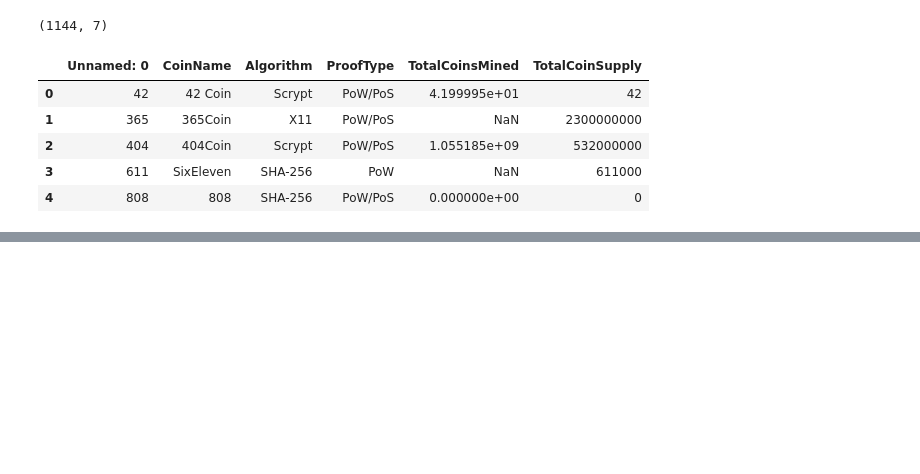
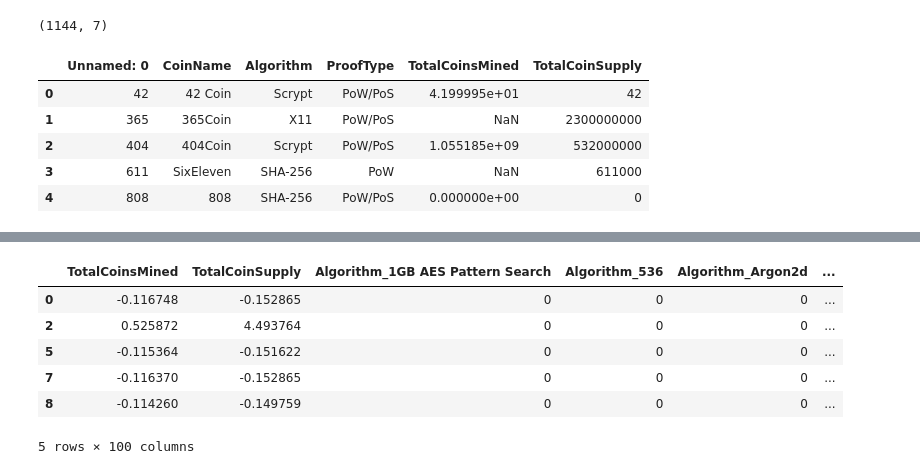
Before and after one commit to sissa81/Cryptocurrency-Clusters, a Jupyter notebook: crypto.ipynb, the cells around one changed output, grey strips where cells are left out. Drawn from its saved outputs; the diff is of its cells as text; code cells hidden in the pictures; blank space fills up the shorter version.

```diff
--- a/crypto.ipynb
+++ b/crypto.ipynb
@@ -50,0 +125,4 @@ df.head()
+# %%
+# Convert object data types to float and verify
+dummy_df['TotalCoinSupply'] = pd.to_numeric(dummy_df.TotalCoinSupply, errors='coerce')
+dummy_df.dtypes
@@ -50,0 +142,8 @@ df.head()
+# %%
+# Standardize data by scaling
+scaler = StandardScaler()
+scaled_data = scaler.fit_transform(dummy_df[['TotalCoinsMined', 'TotalCoinSupply']])
+# %%
+# Create new df from scaled data
+scaled_df = pd.DataFrame(scaled_data, columns=dummy_df.columns[0:2])
+scaled_df.head()
@@ -50,0 +157,13 @@ df.head()
+# %%
+# Add scaled columns to dummy_df
+dummy_df['TotalCoinsMined'] = scaled_df['TotalCoinsMined']
+dummy_df['TotalCoinSupply'] = scaled_df['TotalCoinSupply']
+dummy_df.head()
+# %% [output]
+|  | TotalCoinsMined | TotalCoinSupply | Algorithm_1GB AES Pattern Search | Algorithm_536 | Algorithm_Argon2d | ... |
+| 0 | -0.116748 | -0.152865 | 0 | 0 | 0 | ... |
+| 2 | 0.525872 | 4.493764 | 0 | 0 | 0 | ... |
+| 5 | -0.115364 | -0.151622 | 0 | 0 | 0 | ... |
+| 7 | -0.116370 | -0.152865 | 0 | 0 | 0 | ... |
+| 8 | -0.114260 | -0.149759 | 0 | 0 | 0 | ... |
+5 rows × 100 columns
```
Also changed, not shown: parts of 13 cells of this notebook.
